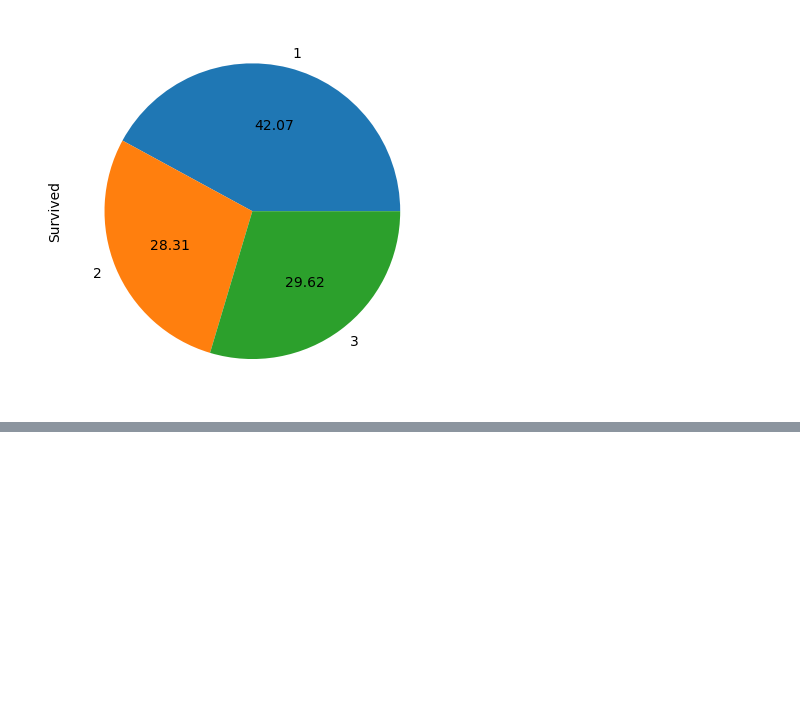
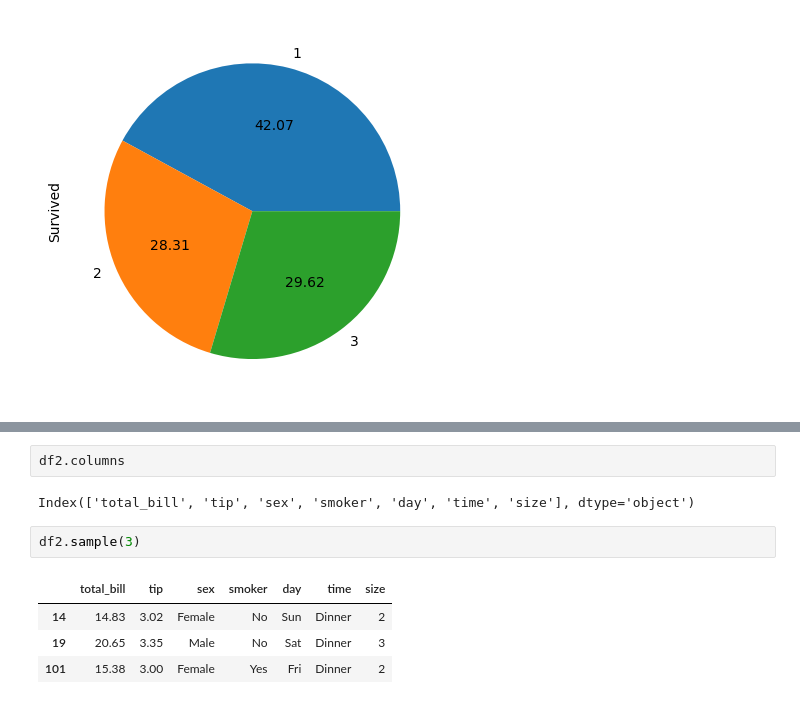
Before and after one commit to khemu003/Advance-Python, a Jupyter notebook: day_5_Exploratory data analysis.ipynb, the cells around one changed output, grey strips where cells are left out. Drawn from its saved outputs; the diff is of its cells as text; blank space fills up the shorter version.

```diff
--- a/day_5_Exploratory data analysis.ipynb
+++ b/day_5_Exploratory data analysis.ipynb
@@ -223,0 +278,11 @@ df1
+# %%
+df2.columns
+# %% [output]
+Index(['total_bill', 'tip', 'sex', 'smoker', 'day', 'time', 'size'], dtype='object')
+# %%
+df2.sample(3)
+# %% [output]
+|  | total_bill | tip | sex | smoker | day | time | size |
+| 14 | 14.83 | 3.02 | Female | No | Sun | Dinner | 2 |
+| 19 | 20.65 | 3.35 | Male | No | Sat | Dinner | 3 |
+| 101 | 15.38 | 3.00 | Female | Yes | Fri | Dinner | 2 |
```
Also changed, not shown: parts of 9 cells of this notebook.
